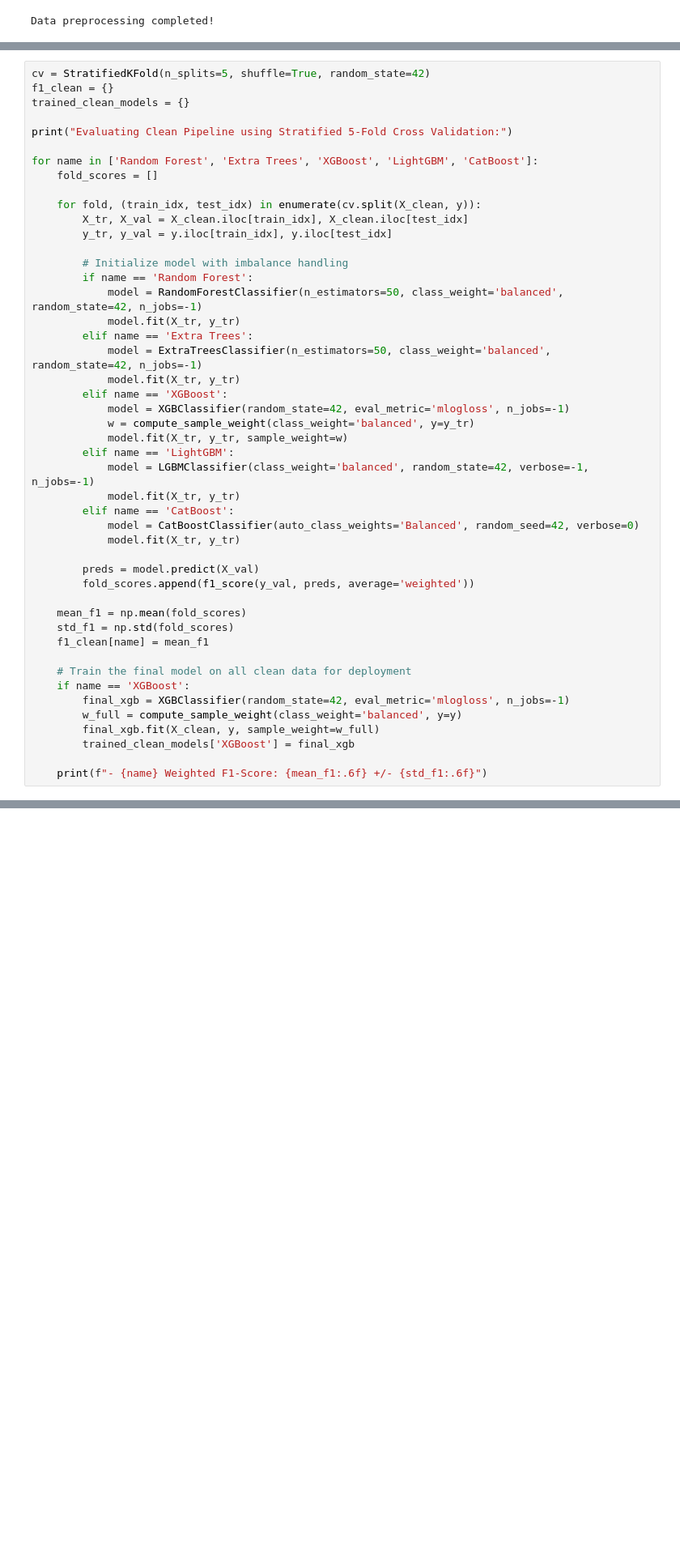
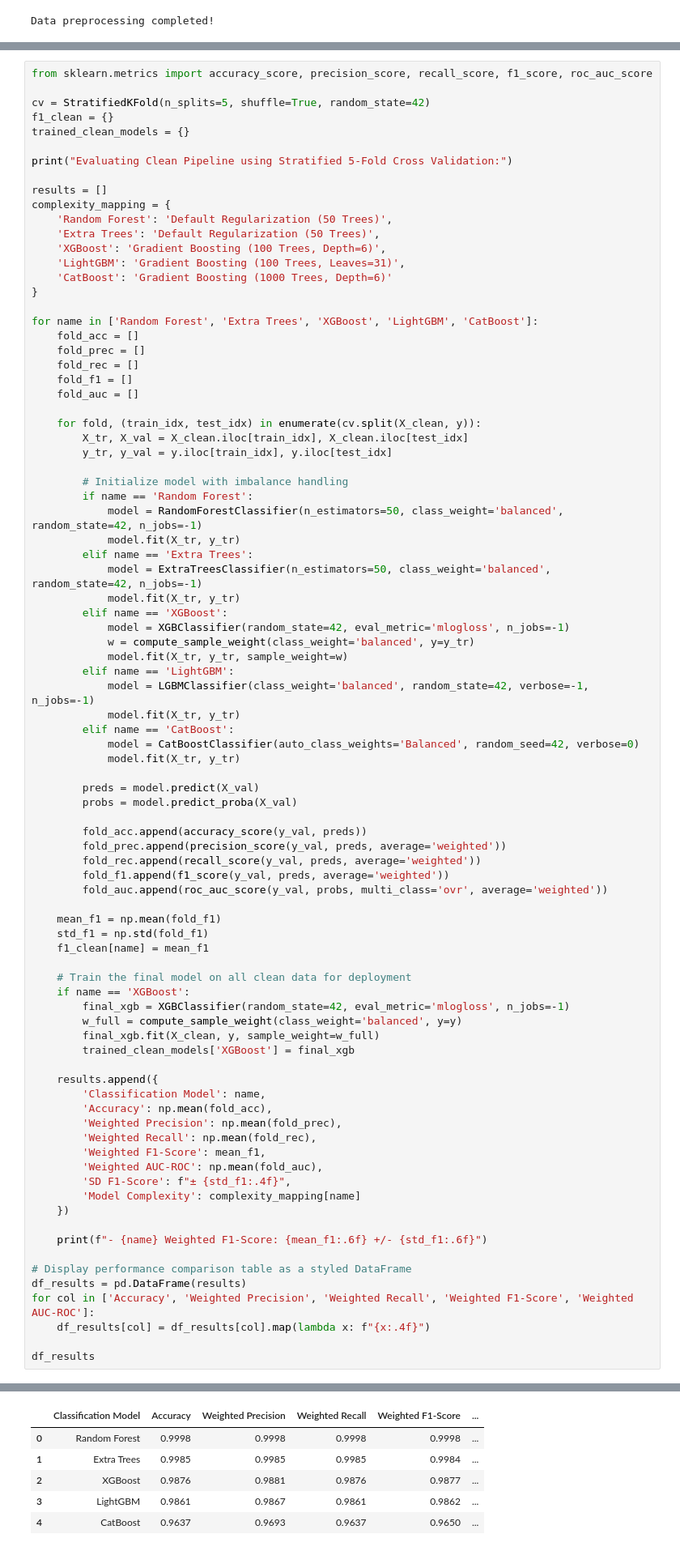
Before and after one commit to haerulyudaaditiya/Stunting-Detection-ML-Spatial-Analysis, a Jupyter notebook: Stunting_Classification_Analysis.ipynb, the cells around one changed output, grey strips where cells are left out. Shown at 81% size. Cells and saved outputs as stored; diff of their text form; blank space fills up the shorter version.

```diff
--- a/Stunting_Classification_Analysis.ipynb
+++ b/Stunting_Classification_Analysis.ipynb
@@ -242,14 +242,29 @@ Data preprocessing completed!
 ## 5. Robust Classification Pipeline Implementation (Stratified 5-Fold CV & Class Weights)
 We train the classification models using clean anthropometric features (excluding computed Z-scores). We implement **Stratified 5-Fold Cross Validation** for scientific validation and handle class imbalance using class weights.
 # %%
+from sklearn.metrics import accuracy_score, precision_score, recall_score, f1_score, roc_auc_score
+
 cv = StratifiedKFold(n_splits=5, shuffle=True, random_state=42)
 f1_clean = {}
 trained_clean_models = {}
 
 print("Evaluating Clean Pipeline using Stratified 5-Fold Cross Validation:")
 
+results = []
+complexity_mapping = {
+    'Random Forest': 'Default Regularization (50 Trees)',
+    'Extra Trees': 'Default Regularization (50 Trees)',
+    'XGBoost': 'Gradient Boosting (100 Trees, Depth=6)',
+    'LightGBM': 'Gradient Boosting (100 Trees, Leaves=31)',
+    'CatBoost': 'Gradient Boosting (1000 Trees, Depth=6)'
+}
+
 for name in ['Random Forest', 'Extra Trees', 'XGBoost', 'LightGBM', 'CatBoost']:
-    fold_scores = []
+    fold_acc = []
+    fold_prec = []
+    fold_rec = []
+    fold_f1 = []
+    fold_auc = []
 
     for fold, (train_idx, test_idx) in enumerate(cv.split(X_clean, y)):
         X_tr, X_val = X_clean.iloc[train_idx], X_clean.iloc[test_idx]
@@ -265,36 +280,66 @@ for name in ['Random Forest', 'Extra Trees', 'XGBoost', 'LightGBM', 'CatBoost']:
         elif name == 'XGBoost':
             model = XGBClassifier(random_state=42, eval_metric='mlogloss', n_jobs=-1)
             w = compute_sample_weight(class_weight='balanced', y=y_tr)
             model.fit(X_tr, y_tr, sample_weight=w)
         elif name == 'LightGBM':
             model = LGBMClassifier(class_weight='balanced', random_state=42, verbose=-1, n_jobs=-1)
             model.fit(X_tr, y_tr)
         elif name == 'CatBoost':
             model = CatBoostClassifier(auto_class_weights='Balanced', random_seed=42, verbose=0)
             model.fit(X_tr, y_tr)
 
         preds = model.predict(X_val)
-        fold_scores.append(f1_score(y_val, preds, average='weighted'))
+        probs = model.predict_proba(X_val)
 
-    mean_f1 = np.mean(fold_scores)
-    std_f1 = np.std(fold_scores)
+        fold_acc.append(accuracy_score(y_val, preds))
+        fold_prec.append(precision_score(y_val, preds, average='weighted'))
+        fold_rec.append(recall_score(y_val, preds, average='weighted'))
+        fold_f1.append(f1_score(y_val, preds, average='weighted'))
+        fold_auc.append(roc_auc_score(y_val, probs, multi_class='ovr', average='weighted'))
+
+    mean_f1 = np.mean(fold_f1)
+    std_f1 = np.std(fold_f1)
     f1_clean[name] = mean_f1
 
     # Train the final model on all clean data for deployment
     if name == 'XGBoost':
         final_xgb = XGBClassifier(random_state=42, eval_metric='mlogloss', n_jobs=-1)
         w_full = compute_sample_weight(class_weight='balanced', y=y)
         final_xgb.fit(X_clean, y, sample_weight=w_full)
         trained_clean_models['XGBoost'] = final_xgb
 
+    results.append({
+        'Classification Model': name,
+        'Accuracy': np.mean(fold_acc),
+        'Weighted Precision': np.mean(fold_prec),
+        'Weighted Recall': np.mean(fold_rec),
+        'Weighted F1-Score': mean_f1,
+        'Weighted AUC-ROC': np.mean(fold_auc),
+        'SD F1-Score': f"± {std_f1:.4f}",
+        'Model Complexity': complexity_mapping[name]
+    })
+
     print(f"- {name} Weighted F1-Score: {mean_f1:.6f} +/- {std_f1:.6f}")
+
+# Display performance comparison table as a styled DataFrame
+df_results = pd.DataFrame(results)
+for col in ['Accuracy', 'Weighted Precision', 'Weighted Recall', 'Weighted F1-Score', 'Weighted AUC-ROC']:
+    df_results[col] = df_results[col].map(lambda x: f"{x:.4f}")
+
+df_results
 # %% [output]
 Evaluating Clean Pipeline using Stratified 5-Fold Cross Validation:
 - Random Forest Weighted F1-Score: 0.999780 +/- 0.000051
 - Extra Trees Weighted F1-Score: 0.998450 +/- 0.000331
 - XGBoost Weighted F1-Score: 0.987701 +/- 0.000425
 - LightGBM Weighted F1-Score: 0.986230 +/- 0.000966
 - CatBoost Weighted F1-Score: 0.964969 +/- 0.003603
+|  | Classification Model | Accuracy | Weighted Precision | Weighted Recall | Weighted F1-Score | ... |
+| 0 | Random Forest | 0.9998 | 0.9998 | 0.9998 | 0.9998 | ... |
+| 1 | Extra Trees | 0.9985 | 0.9985 | 0.9985 | 0.9984 | ... |
+| 2 | XGBoost | 0.9876 | 0.9881 | 0.9876 | 0.9877 | ... |
+| 3 | LightGBM | 0.9861 | 0.9867 | 0.9861 | 0.9862 | ... |
+| 4 | CatBoost | 0.9637 | 0.9693 | 0.9637 | 0.9650 | ... |
 # %% [markdown]
 ## 6. Detailed Analysis of the Best Model (XGBoost)
 Displays the complete classification report for the XGBoost model.
```
Also changed, not shown: parts of 1 cell of this notebook, 3 other files.
